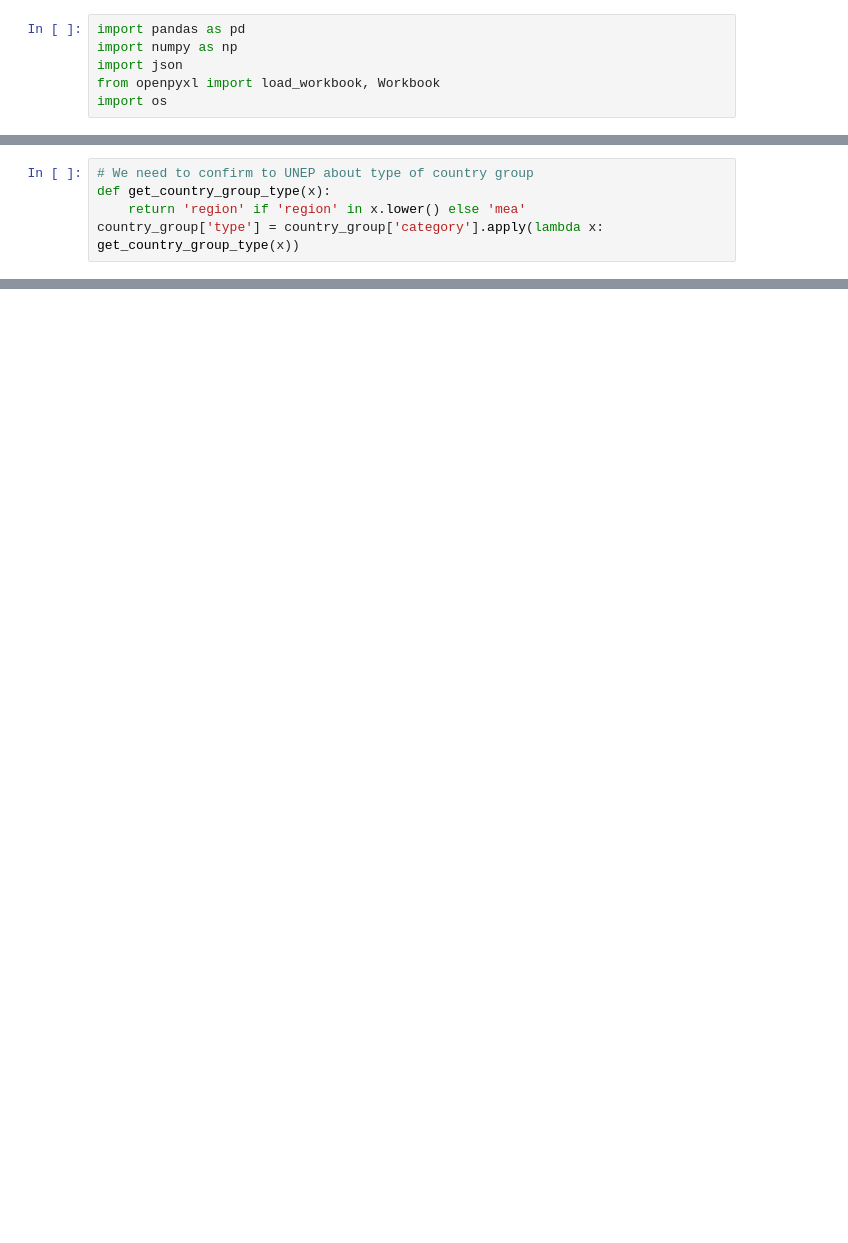
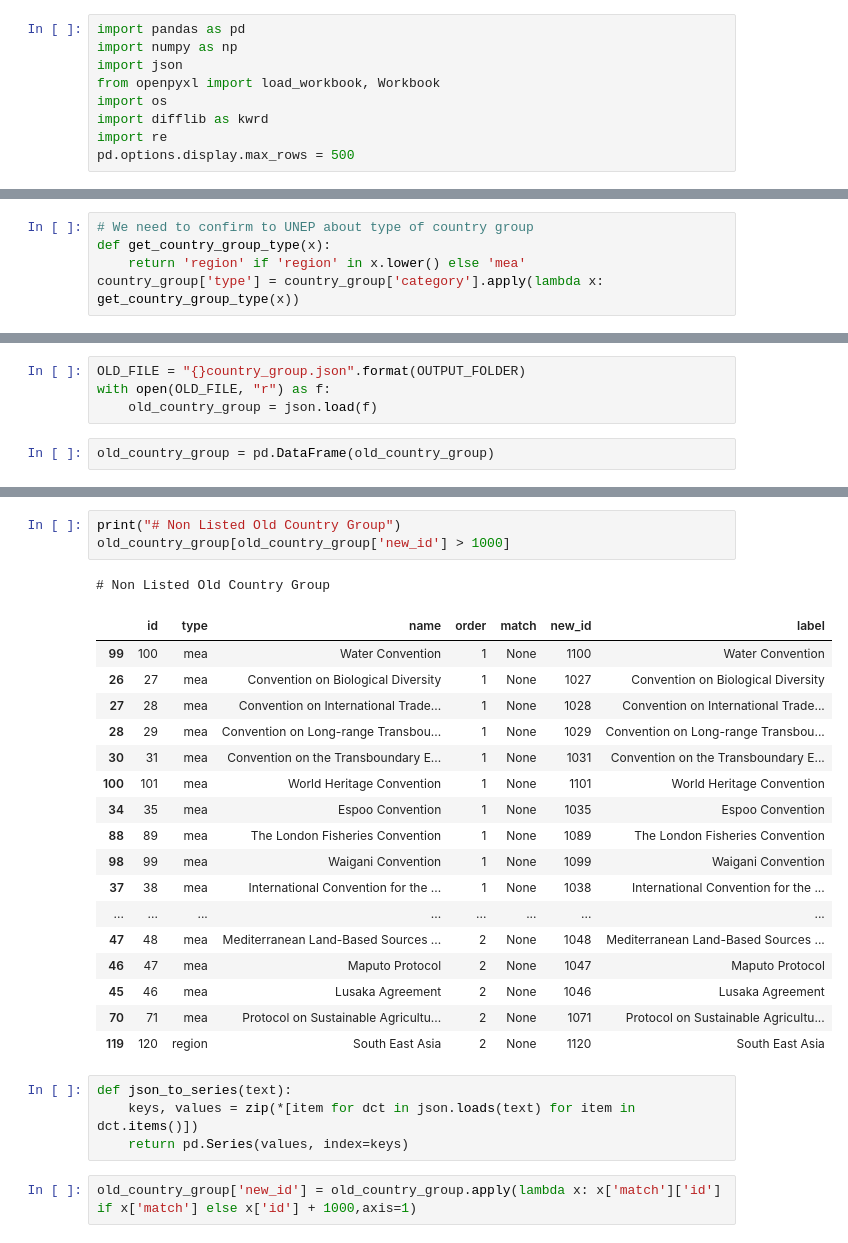
Before and after one commit to akvo/unep-gpnm, a Jupyter notebook: doc/new country groups script.ipynb, the cells around one changed output, grey strips where cells are left out. Drawn from its saved outputs; the diff is of its cells as text; blank space fills up the shorter version.

Commit message:
[#280] New Country Group mapping script and reports

```diff
--- a/doc/new country groups script.ipynb
+++ b/doc/new country groups script.ipynb
@@ -4,6 +4,9 @@ import numpy as np
 import json
 from openpyxl import load_workbook, Workbook
 import os
+import difflib as kwrd
+import re
+pd.options.display.max_rows = 500
 # %%
 ## Assuming you have download Transnational list 2021-04-14.xlsx
 ## FILE: https://docs.google.com/spreadsheets/d/1zeWnuKsclWILw-LBltuE2q8glsjqg_vE/edit
@@ -90,0 +101,6 @@ country_group = country_group[columns]
+# %%
+OLD_FILE = "{}country_group.json".format(OUTPUT_FOLDER)
+with open(OLD_FILE, "r") as f:
+    old_country_group = json.load(f)
+# %%
+old_country_group = pd.DataFrame(old_country_group)
@@ -90,0 +177,28 @@ country_group = country_group[columns]
+# %%
+print("# Non Listed Old Country Group")
+old_country_group[old_country_group['new_id'] > 1000]
+# %% [output]
+# Non Listed Old Country Group
+|  | id | type | name | order | match | new_id | label |
+| 99 | 100 | mea | Water Convention | 1 | None | 1100 | Water Convention |
+| 26 | 27 | mea | Convention on Biological Diversity | 1 | None | 1027 | Convention on Biological Diversity |
+| 27 | 28 | mea | Convention on International Trade... | 1 | None | 1028 | Convention on International Trade... |
+| 28 | 29 | mea | Convention on Long-range Transbou... | 1 | None | 1029 | Convention on Long-range Transbou... |
+| 30 | 31 | mea | Convention on the Transboundary E... | 1 | None | 1031 | Convention on the Transboundary E... |
+| 100 | 101 | mea | World Heritage Convention | 1 | None | 1101 | World Heritage Convention |
+| 34 | 35 | mea | Espoo Convention | 1 | None | 1035 | Espoo Convention |
+| 88 | 89 | mea | The London Fisheries Convention | 1 | None | 1089 | The London Fisheries Convention |
+| 98 | 99 | mea | Waigani Convention | 1 | None | 1099 | Waigani Convention |
+| 37 | 38 | mea | International Convention for the ... | 1 | None | 1038 | International Convention for the ... |
+| ... | ... | ... | ... | ... | ... | ... | ... |
+| 47 | 48 | mea | Mediterranean Land-Based Sources ... | 2 | None | 1048 | Mediterranean Land-Based Sources ... |
+| 46 | 47 | mea | Maputo Protocol | 2 | None | 1047 | Maputo Protocol |
+| 45 | 46 | mea | Lusaka Agreement | 2 | None | 1046 | Lusaka Agreement |
+| 70 | 71 | mea | Protocol on Sustainable Agricultu... | 2 | None | 1071 | Protocol on Sustainable Agricultu... |
+| 119 | 120 | region | South East Asia | 2 | None | 1120 | South East Asia |
+# %%
+def json_to_series(text):
+    keys, values = zip(*[item for dct in json.loads(text) for item in dct.items()])
+    return pd.Series(values, index=keys)
+# %%
+old_country_group['new_id'] = old_country_group.apply(lambda x: x['match']['id'] if x['match'] else x['id'] + 1000,axis=1)
```
Also changed, not shown: parts of 11 cells of this notebook.
